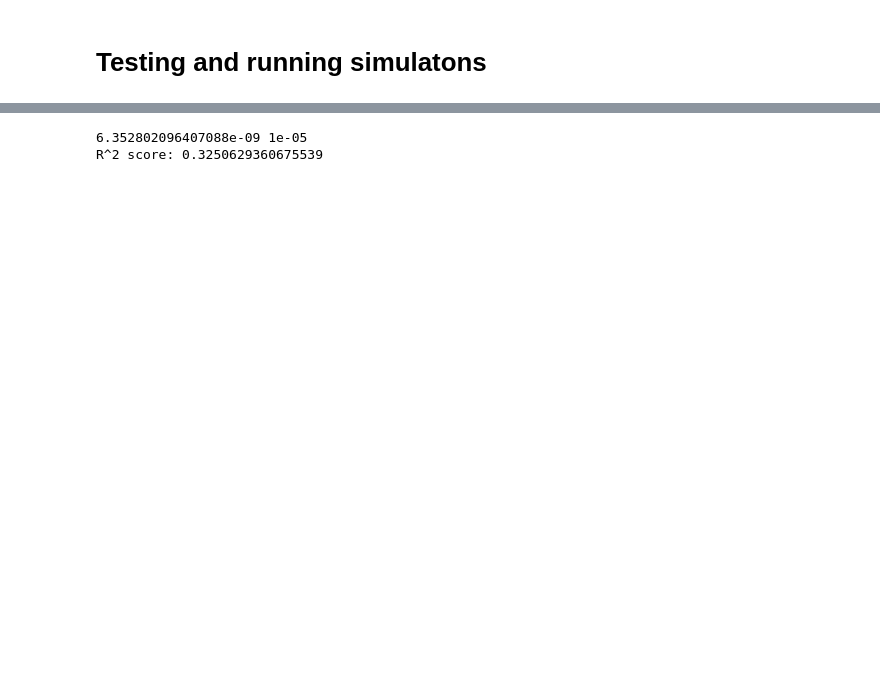
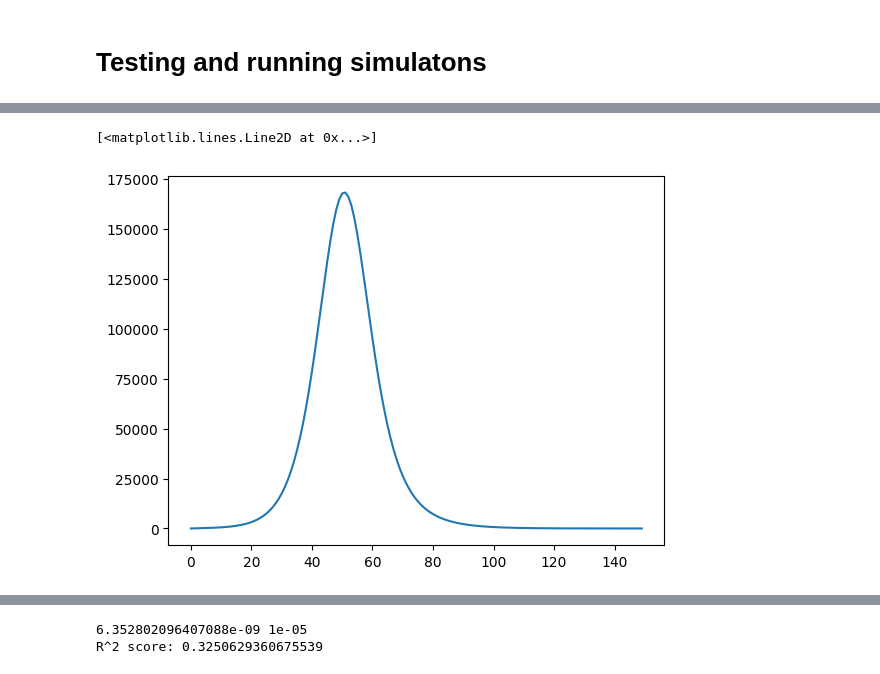
Before and after one commit to korzin-andrey/AMM_2025, a Jupyter notebook: test.ipynb, the cells around one changed output, grey strips where cells are left out. Drawn from its saved outputs; the diff is of its cells as text; code cells hidden in the pictures; blank space fills up the shorter version.

```diff
--- a/test.ipynb
+++ b/test.ipynb
@@ -94,0 +88,5 @@ ret = scipy.optimize.dual_annealing(AnnealingModel, bounds=list(zip(lw, up)))
+# %%
+plt.plot(res.daily_incidence)
+# %% [output]
+[<matplotlib.lines.Line2D at 0x...>]
+[figure, added]
```
Also changed, not shown: parts of 14 cells of this notebook, 2 other files.
